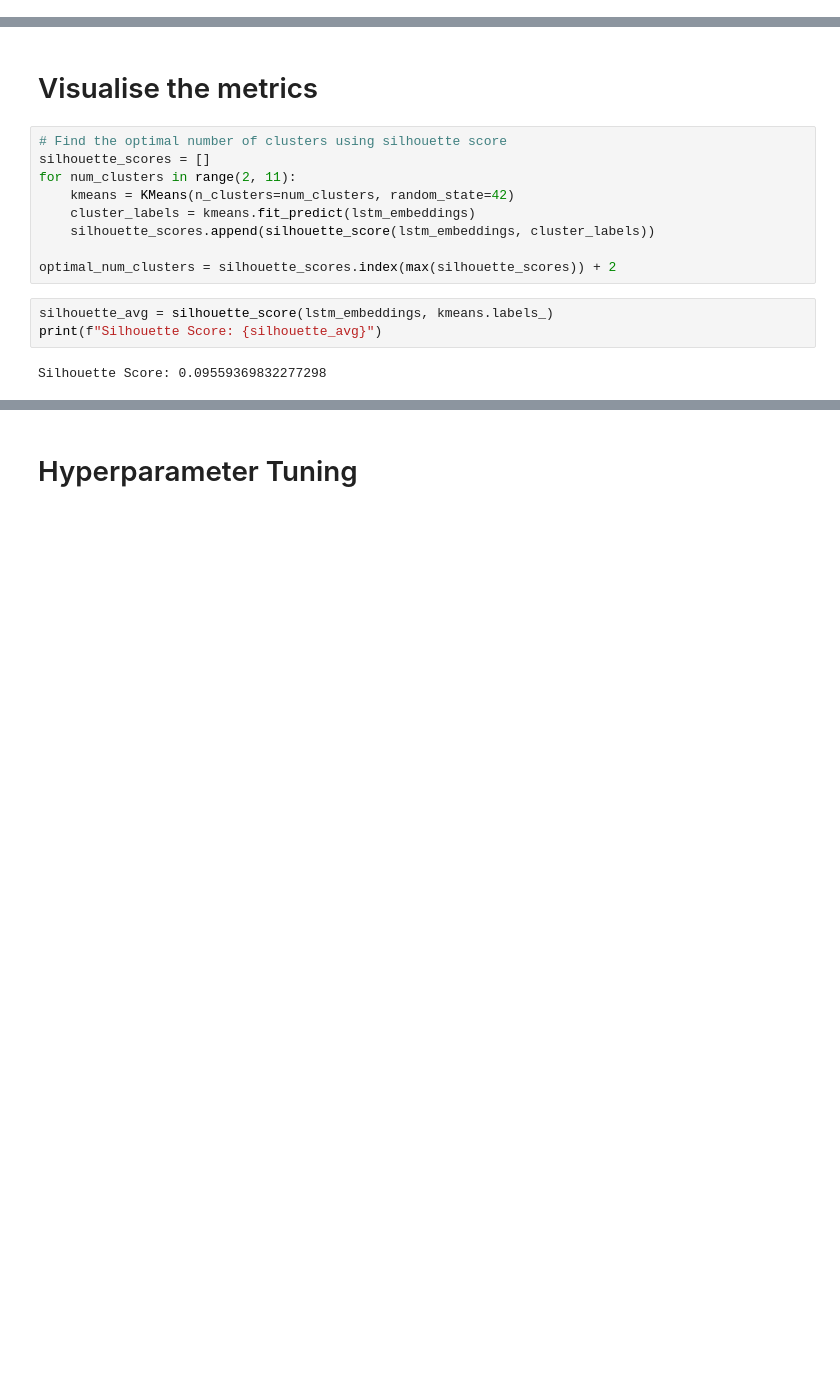
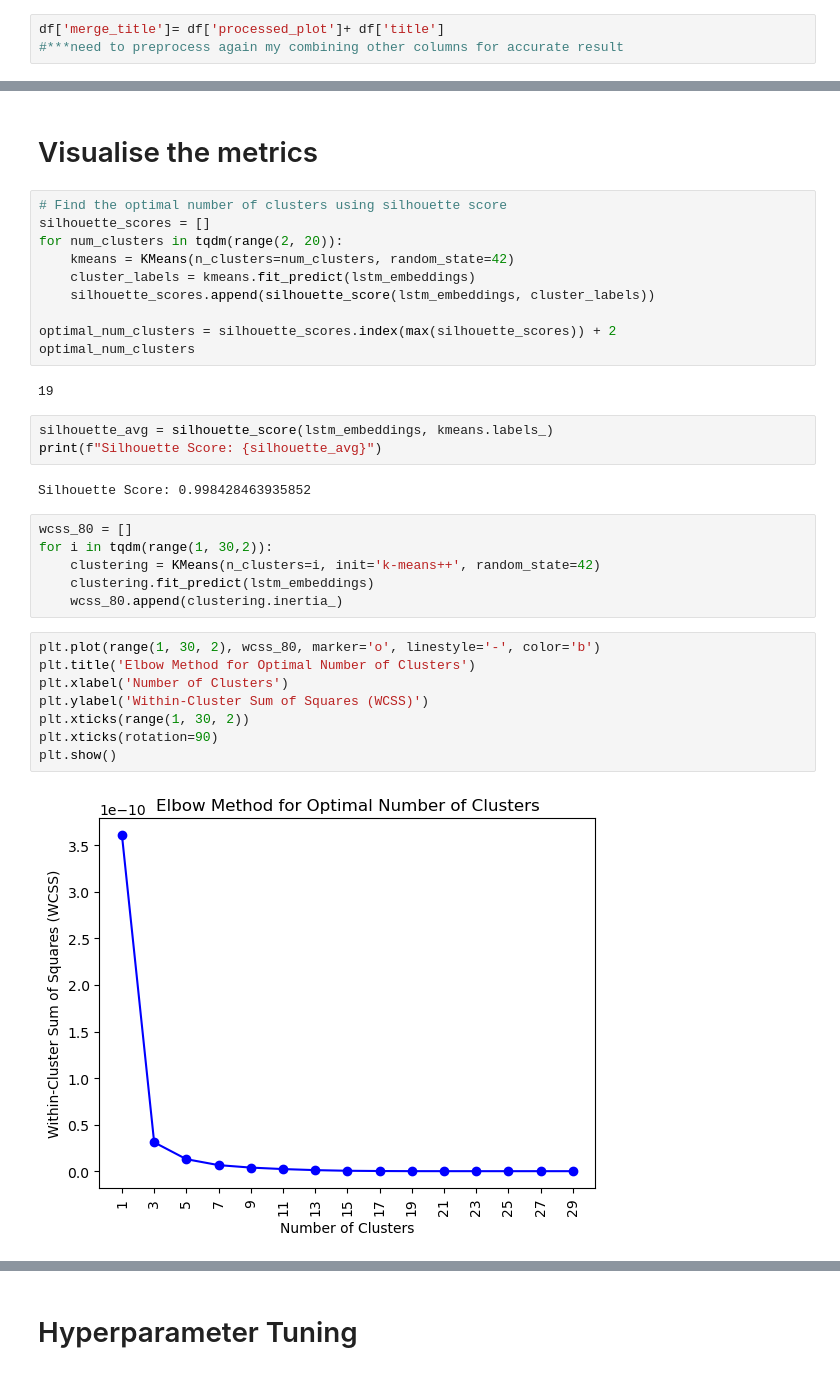
Before and after one commit to HemantRajSingh/MovieMatch, a Jupyter notebook: notebooks/RNN.ipynb, the cells around one changed output, grey strips where cells are left out. Cells and saved outputs as stored; diff of their text form; blank space fills up the shorter version.

```diff
--- a/notebooks/RNN.ipynb
+++ b/notebooks/RNN.ipynb
@@ -32,0 +46,3 @@ df= pd.read_csv('../data/processed/preprocessed_dataset.csv')
+# %%
+df['merge_title']= df['processed_plot']+ df['title']
+#***need to preprocess again my combining other columns for accurate result
@@ -97,17 +210,36 @@ Name: cluster_label, dtype: int64
 # %%
 # Find the optimal number of clusters using silhouette score
 silhouette_scores = []
-for num_clusters in range(2, 11):
+for num_clusters in tqdm(range(2, 20)):
     kmeans = KMeans(n_clusters=num_clusters, random_state=42)
     cluster_labels = kmeans.fit_predict(lstm_embeddings)
     silhouette_scores.append(silhouette_score(lstm_embeddings, cluster_labels))
 
 optimal_num_clusters = silhouette_scores.index(max(silhouette_scores)) + 2
+optimal_num_clusters
+# %% [output]
+19
-# %%
-silhouette_avg = silhouette_score(lstm_embeddings, kmeans.labels_)
-print(f"Silhouette Score: {silhouette_avg}")
-# %% [output]
-Silhouette Score: 0.09559369832277298
+# %%
+silhouette_avg = silhouette_score(lstm_embeddings, kmeans.labels_)
+print(f"Silhouette Score: {silhouette_avg}")
+# %% [output]
+Silhouette Score: 0.998428463935852
+# %%
+wcss_80 = []
+for i in tqdm(range(1, 30,2)):
+    clustering = KMeans(n_clusters=i, init='k-means++', random_state=42)
+    clustering.fit_predict(lstm_embeddings)
+    wcss_80.append(clustering.inertia_)
+# %%
+plt.plot(range(1, 30, 2), wcss_80, marker='o', linestyle='-', color='b')
+plt.title('Elbow Method for Optimal Number of Clusters')
+plt.xlabel('Number of Clusters')
+plt.ylabel('Within-Cluster Sum of Squares (WCSS)')
+plt.xticks(range(1, 30, 2))
+plt.xticks(rotation=90)
+plt.show()
+# %% [output]
+[figure, added]
 # %%
 # Visualize the clustering using t-SNE
 tsne = TSNE(n_components=2, random_state=42)
```
Also changed, not shown: parts of 36 cells of this notebook.
